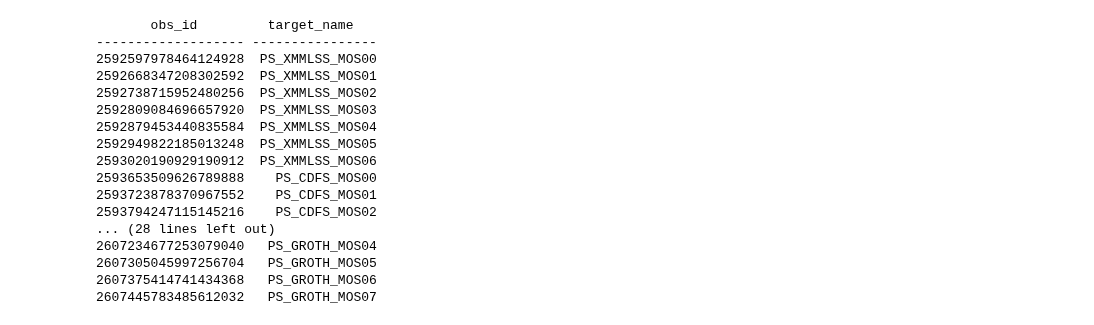
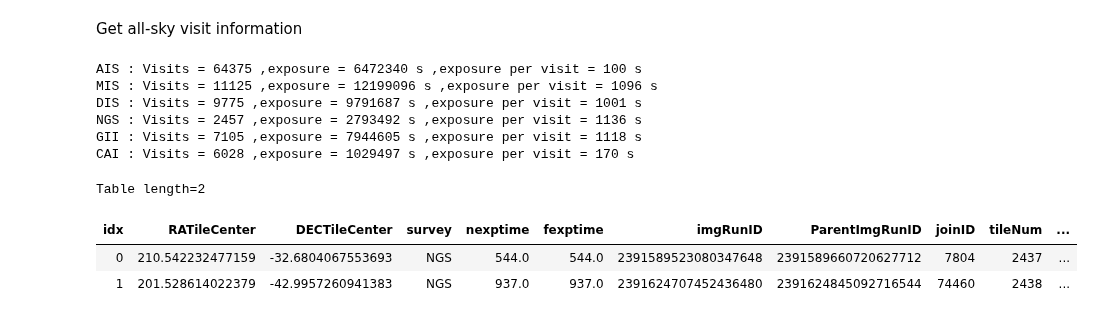
Before and after one commit to rbuehler/vasca, a Jupyter notebook: vasca/examples/query_GALEX.ipynb, the cells around one changed output. Drawn from its saved outputs; the diff is of its cells as text; code cells hidden in the pictures.

```diff
--- a/vasca/examples/query_GALEX.ipynb
+++ b/vasca/examples/query_GALEX.ipynb
@@ -46,23 +31,33 @@ Table length=2
 | idx | dataproduct_type | calib_level | obs_collection | obs_id | target_name | s_ra | s_dec | t_min | ... |
 | 0 | image | 2 | GALEX | 2592597978464124928 | PS_XMMLSS_MOS00 | 35.578863351058885 | -3.14176421214975 | 54791.262777777774 | ... |
 | 1 | image | 2 | GALEX | 2592668347208302592 | PS_XMMLSS_MOS01 | 36.49984981667359 | -3.4923125504146 | 54791.33122685185 | ... |
+# %% [markdown]
+Get all-sky visit information
 # %%
-tt_obs["obs_id","target_name"].pprint(100)
+#Get data and add healpix info
+rm = ResourceManager()
+tt_vis = Table.read(rm.get_path("gal_visits_list", "sas_cloud"))
+cosys     = "G" #"Q" for equatorial, "G" for galactic
+nside     = 256
+npix      = hpy.nside2npix(nside)
+tt_vis["hpix"] = hpy.ang2pix(nside,tt_vis["gall"],tt_vis["galb"],lonlat=True,nest=False)
+
+#Show exposure for different surveys
+surveys =  ["AIS","MIS","DIS","NGS","GII","CAI"]
+for sur in surveys:
+    csel = (tt_vis['survey']==sur)
+    exp_sum = (tt_vis['nexptime']*csel).sum()
+    print(sur,": Visits =",csel.sum(),",exposure =",int(exp_sum),"s ,exposure per visit =",int(exp_sum/csel.sum()),"s")
+
+tt_vis[0:2].show_in_notebook()
 # %% [output]
-       obs_id         target_name
-------------------- ----------------
-2592597978464124928  PS_XMMLSS_MOS00
-2592668347208302592  PS_XMMLSS_MOS01
-2592738715952480256  PS_XMMLSS_MOS02
-2592809084696657920  PS_XMMLSS_MOS03
-2592879453440835584  PS_XMMLSS_MOS04
-2592949822185013248  PS_XMMLSS_MOS05
-2593020190929190912  PS_XMMLSS_MOS06
-2593653509626789888    PS_CDFS_MOS00
-2593723878370967552    PS_CDFS_MOS01
-2593794247115145216    PS_CDFS_MOS02
-... (28 lines left out)
-2607234677253079040   PS_GROTH_MOS04
-2607305045997256704   PS_GROTH_MOS05
-2607375414741434368   PS_GROTH_MOS06
-2607445783485612032   PS_GROTH_MOS07
+AIS : Visits = 64375 ,exposure = 6472340 s ,exposure per visit = 100 s
+MIS : Visits = 11125 ,exposure = 12199096 s ,exposure per visit = 1096 s
+DIS : Visits = 9775 ,exposure = 9791687 s ,exposure per visit = 1001 s
+NGS : Visits = 2457 ,exposure = 2793492 s ,exposure per visit = 1136 s
+GII : Visits = 7105 ,exposure = 7944605 s ,exposure per visit = 1118 s
+CAI : Visits = 6028 ,exposure = 1029497 s ,exposure per visit = 170 s
+Table length=2
+| idx | RATileCenter | DECTileCenter | survey | nexptime | fexptime | imgRunID | ParentImgRunID | joinID | tileNum | ... |
+| 0 | 210.542232477159 | -32.6804067553693 | NGS | 544.0 | 544.0 | 2391589523080347648 | 2391589660720627712 | 7804 | 2437 | ... |
+| 1 | 201.528614022379 | -42.9957260941383 | NGS | 937.0 | 937.0 | 2391624707452436480 | 2391624845092716544 | 74460 | 2438 | ... |
```
Also changed, not shown: parts of 10 cells of this notebook, 1 other file.
